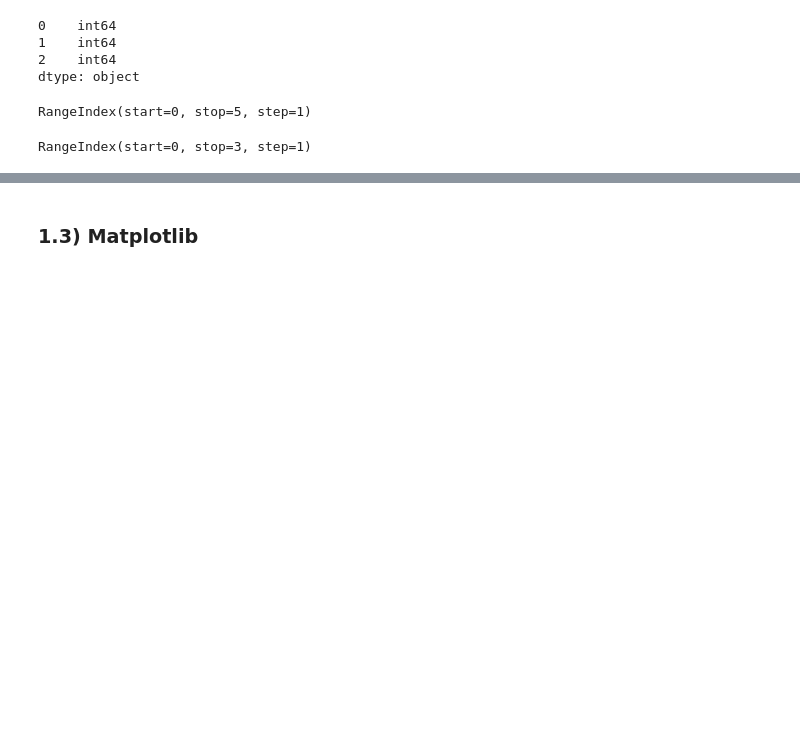
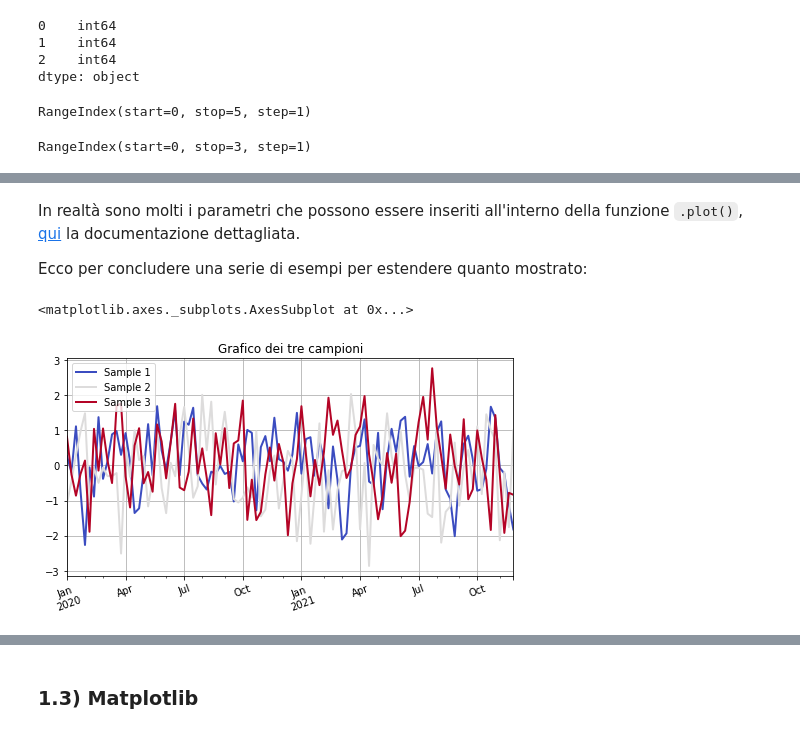
Before and after one commit to simonelucchesi/Python_room, a Jupyter notebook: Python room 2 .ipynb, the cells around one changed output, grey strips where cells are left out. Cells and saved outputs as stored; diff of their text form; code cells hidden in the pictures; blank space fills up the shorter version.

```diff
--- a/Python room 2 .ipynb
+++ b/Python room 2 .ipynb
@@ -165,0 +256,6 @@ RangeIndex(start=0, stop=3, step=1)
+# %%
+seed(1)
+
+random_matrix = random.standard_normal((100,3)) #Creo una matrice di forma 10 x 3 passando all'interno una tuple
+
+random_matrix.shape
@@ -165,0 +538,11 @@ RangeIndex(start=0, stop=3, step=1)
+# %% [markdown]
+In realtà sono molti i parametri che possono essere inseriti all'interno della funzione `.plot()`, [qui](https://pandas.pydata.org/pandas-docs/stable/user_guide/visualization.html#basic-plotting-plot) la documentazione dettagliata.
+
+Ecco per concludere una serie di esempi per estendere quanto mostrato:
+# %%
+# Plot di un DataFrame
+
+random_df.plot(title = "Grafico dei tre campioni", lw = 2.0, figsize = (8,4), rot = 20, colormap ='coolwarm', grid = True)
+# %% [output]
+<matplotlib.axes._subplots.AxesSubplot at 0x...>
+[figure, added]
```
Also changed, not shown: parts of 122 cells of this notebook.
